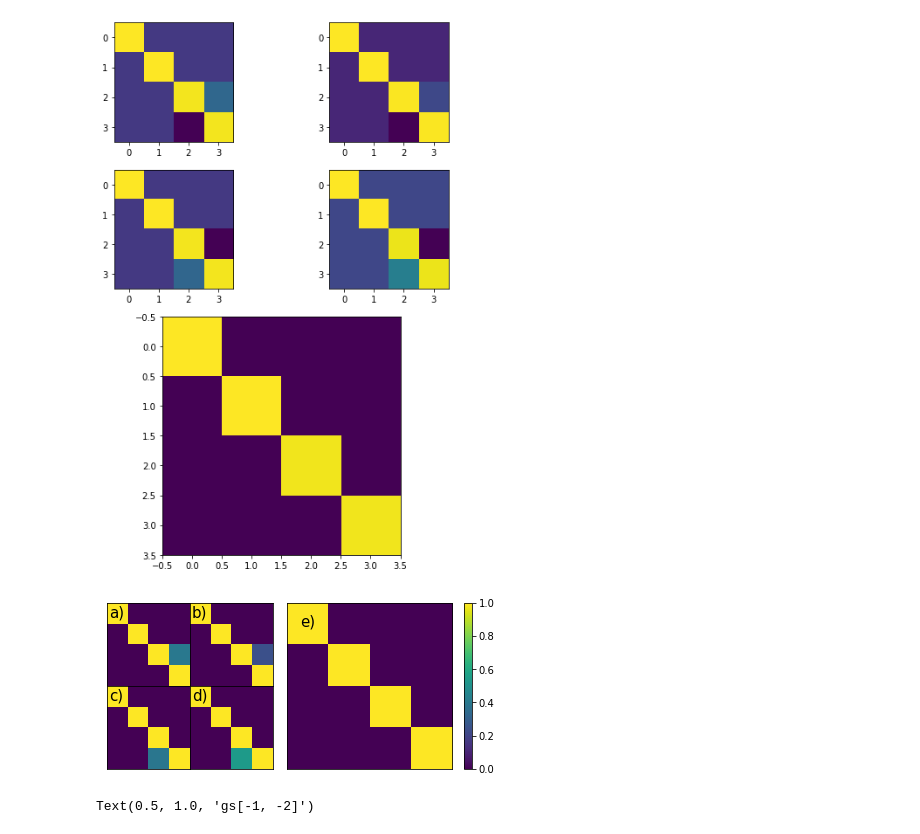
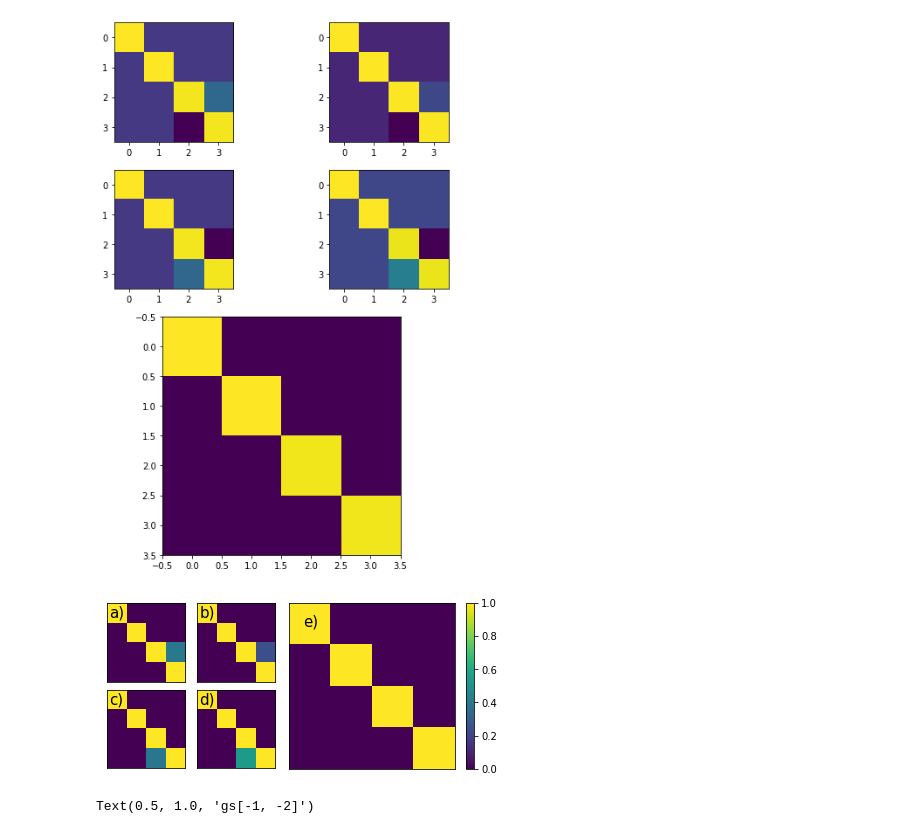
Before and after one commit to ampolloreno/decorrelating_errors, a Jupyter notebook: data/one_qubit_numeric/Regenerating Probabilities from Experiment.ipynb, the cells around one changed output. Saved outputs shown, nothing was run; the diff lists cells and outputs as text; code cells hidden in the pictures.

```diff
--- a/data/one_qubit_numeric/Regenerating Probabilities from Experiment.ipynb
+++ b/data/one_qubit_numeric/Regenerating Probabilities from Experiment.ipynb
@@ -121,7 +121,7 @@ sops = []
 
 fig = plt.figure(figsize=(7,3.05), )
 gs = gridspec.GridSpec(nrows=2, ncols=3, height_ratios=[1,1], width_ratios=[1,1,2.69])
-gs.update(wspace=0, hspace=0)
+gs.update(wspace=.1, hspace=.1)
 ax0 = fig.add_subplot(gs[0, 0])
 
 ax1 = fig.add_subplot(gs[0, 1])
@@ -136,35 +136,35 @@ axes = [ax0,ax1,ax2,ax3]
 
 for i, scale in enumerate(scales):
     unitary = expm(-1.j * scale * np.pi/2 * x)
     error =  np.conj(unitary.T).dot(x)
     #plt.subplot(subplots[i])
     ax = axes[i]
     ax.imshow(sop_to_ptm(error),vmin=0, vmax=1)
     ax.get_xaxis().set_ticks([])
     ax.get_yaxis().set_ticks([])
     sops.append(error)
 
 def get_axis_limits(ax):
-    return ax.get_xlim()[0]+.1, (ax.get_ylim()[1]-ax.get_ylim()[0])*.83 + ax.get_ylim()[0]
+    return ax.get_xlim()[0]+.12, (ax.get_ylim()[1]-ax.get_ylim()[0])*.82 + ax.get_ylim()[0]
 ax0.annotate('a)', xy=get_axis_limits(ax0), c='k',size=15)
 ax1.annotate('b)', xy=get_axis_limits(ax1), c='k',size=15)
 ax2.annotate('c)', xy=get_axis_limits(ax2), c='k',size=15)
 ax3.annotate('d)', xy=get_axis_limits(ax3), c='k',size=15)
 
 ax4.annotate('e)', xy=(ax.get_xlim()[0]+.32, ax.get_ylim()[1]+.56), c='k',size=15)
 avg = np.zeros((4,4))
 for i, sop in enumerate(sops):
     avg += res[i].tolist()[0][0] * sop_to_ptm(sop)
 ax4.imshow(avg, vmin=0, vmax=1)
 ax4.get_xaxis().set_ticks([])
 ax4.get_yaxis().set_ticks([])
 for PCM in ax.get_children():
     if type(PCM) == matplotlib.image.AxesImage: break
 plt.colorbar(PCM,ax=ax4)
 #plt.tight_layout()
 plt.savefig("experimental-ptm.png", dpi=500)
 # %% [output]
-[figure, old version]
+[figure, new version]
 # %%
 fig3 = plt.figure(constrained_layout=True)
 gs = fig3.add_gridspec(3, 3)
```
Also changed, not shown: parts of 2 cells of this notebook, 8 other files.
